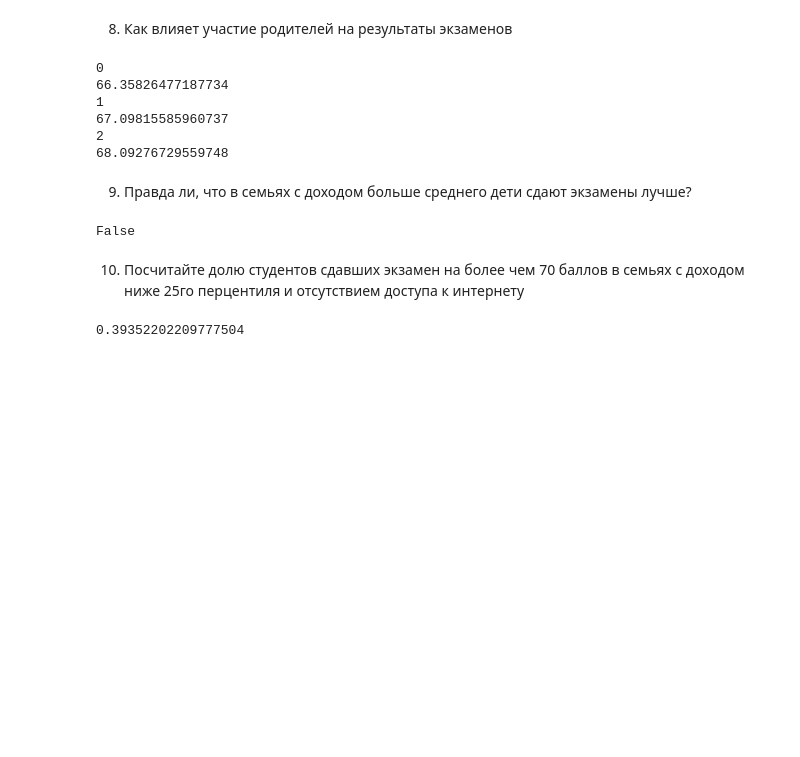
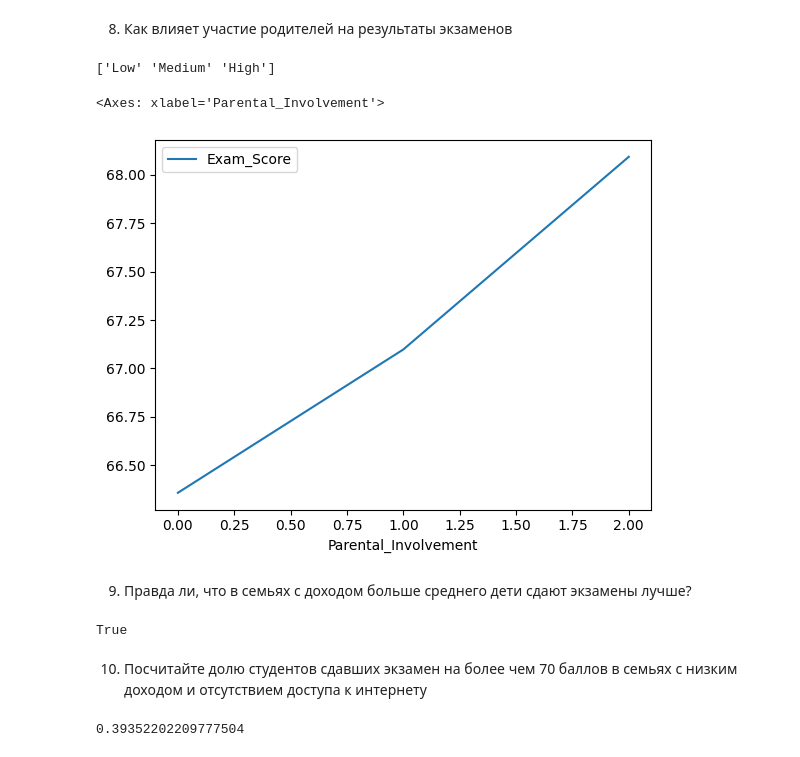
Before and after one commit to TeoPlow/study, a Jupyter notebook: ML/lab1/Lab1-6.ipynb, the cells around one changed output. Cells and saved outputs as stored; diff of their text form; code cells hidden in the pictures; blank space fills up the shorter version.

```diff
--- a/ML/lab1/Lab1-6.ipynb
+++ b/ML/lab1/Lab1-6.ipynb
@@ -160,12 +160,7 @@ data = pd.read_csv('student_perfomance.csv')
 # %% [markdown]
 1. Посчитайте среднее кол-во часов уделяемое на сон студентами
 # %%
-arr = np.zeros((6607))
-
-for i in range(0, 6607):
-    arr[i] = data.at[i, 'Sleep_Hours']
-
-print(np.average(arr))
+print(data['Sleep_Hours'].mean())
 # %% [output]
 7.029060087785682
 # %% [markdown]
@@ -272,41 +233,33 @@ False
 # %% [markdown]
 8. Как влияет участие родителей на результаты экзаменов
 # %%
-pd.crosstab(data["Parental_Involvement"], data["Exam_Score"])
-d = {"Low": 0, "Medium": 1, "High": 2}
-for i in range(3):
-    print(i)
-    print(
-        data[
-            data["Parental_Involvement"].map(d) == i
-            ]
-            ["Exam_Score"].mean()
-        )
+vals_for_encode = data.Parental_Involvement.unique()
+print(vals_for_encode)
+
+data2 = data.copy()
+data2.Parental_Involvement = data2.Parental_Involvement.map({j:i for i,j in enumerate(vals_for_encode)})
+
+nillkiggers = data2.groupby('Parental_Involvement').Exam_Score.mean()
+
+nillkiggers = nillkiggers.reset_index()
+nillkiggers.plot(x = 'Parental_Involvement', y = 'Exam_Score')
 # %% [output]
-0
-66.35826477187734
-1
-67.09815585960737
-2
-68.09276729559748
+['Low' 'Medium' 'High']
+<Axes: xlabel='Parental_Involvement'>
+[figure, added]
 # %% [markdown]
 9. Правда ли, что в семьях с доходом больше среднего дети сдают экзамены лучше?
 # %%
-arr_high = np.zeros((6607))
-arr_low = np.zeros((6607))
+high_dohod = data[data['Family_Income'] == "High"].Exam_Score.mean()
+low_dohod = data[data['Family_Income'] == "Low"].Exam_Score.mean()
+medium_dohod = data[data['Family_Income'] == "Medium"].Exam_Score.mean()
 
-for i in range(0, 6607):
-    if data.at[i, 'Family_Income'] == "High":
-        arr_high[i] = data.at[i, 'Exam_Score']
-    else:
-        arr_low[i] = data.at[i, 'Exam_Score']
-
-if np.average(arr_high) > np.average(arr_low):
+if high_dohod > np.mean([low_dohod, medium_dohod]):
     print(True)
 else:
     print(False)
 # %% [output]
-False
+True
-# %% [markdown]
-10. Посчитайте долю студентов сдавших экзамен на более чем 70 баллов в семьях с доходом ниже 25го перцентиля и отсутствием доступа к интернету
+# %% [markdown]
+10. Посчитайте долю студентов сдавших экзамен на более чем 70 баллов в семьях с низким доходом и отсутствием доступа к интернету
 # %%
```
Also changed, not shown: parts of 25 cells of this notebook.
